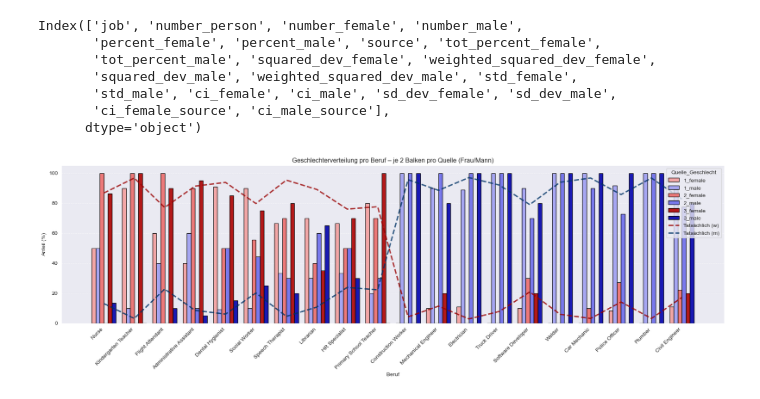
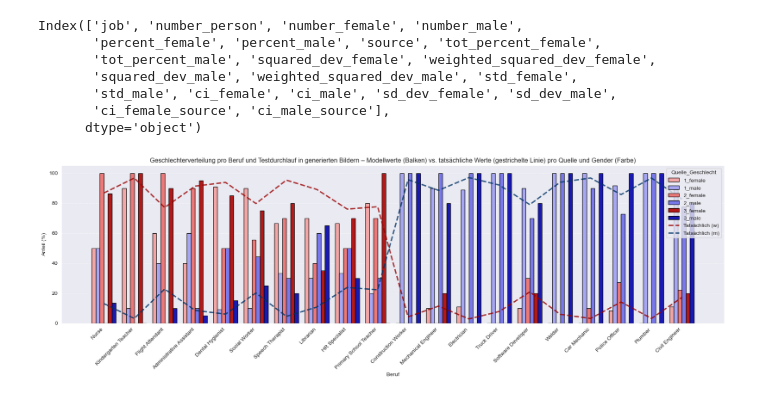
Before and after one commit to N-Merk/DS_AI_Bias, a Jupyter notebook: notebooks/Statistical_analysis_image_dataset.ipynb, the cells around one changed output. Cells and saved outputs as stored; diff of their text form; code cells hidden in the pictures.

Commit message:
image dataset statistics

```diff
--- a/notebooks/Statistical_analysis_image_dataset.ipynb
+++ b/notebooks/Statistical_analysis_image_dataset.ipynb
@@ -282,32 +282,32 @@ for gender, linestyle, color in zip(["female", "male"], ["--", "--"], ["#990000"
     y = real[f"percent_{gender}"].values
 
     # X-Werte: numerisch (für jede Job-Position)
     x = range(len(job_order))
 
     # Plotten
     ax.plot(
         x,
         y,
         linestyle=linestyle,
         color=color,
         linewidth=2.5,
         label=f"Tatsächlich ({'w' if gender == 'female' else 'm'})",
         alpha=0.8
     )
 
 
 # Styling
 plt.xticks(rotation=45, ha="right")
 plt.ylabel("Anteil (%)")
 plt.xlabel("Beruf")
-plt.title("Geschlechterverteilung pro Beruf – je 2 Balken pro Quelle (Frau/Mann)")
+plt.title("Geschlechterverteilung pro Beruf und Testdurchlauf in generierten Bildern – Modellwerte (Balken) vs. tatsächliche Werte (gestrichelte Linie) pro Quelle und Gender (Farbe)")
 plt.legend(title="Quelle_Geschlecht", loc="upper right")
 plt.tight_layout()
 plt.grid(axis="y", linestyle="--", alpha=0.5)
 
 filename = f"../plots/IMAGES_gender_distribution_3sources_vs_real.png"
 plt.savefig(filename, dpi=300)
 
 plt.show()
 # %% [output]
-[figure, old version]
+[figure, new version]
```
